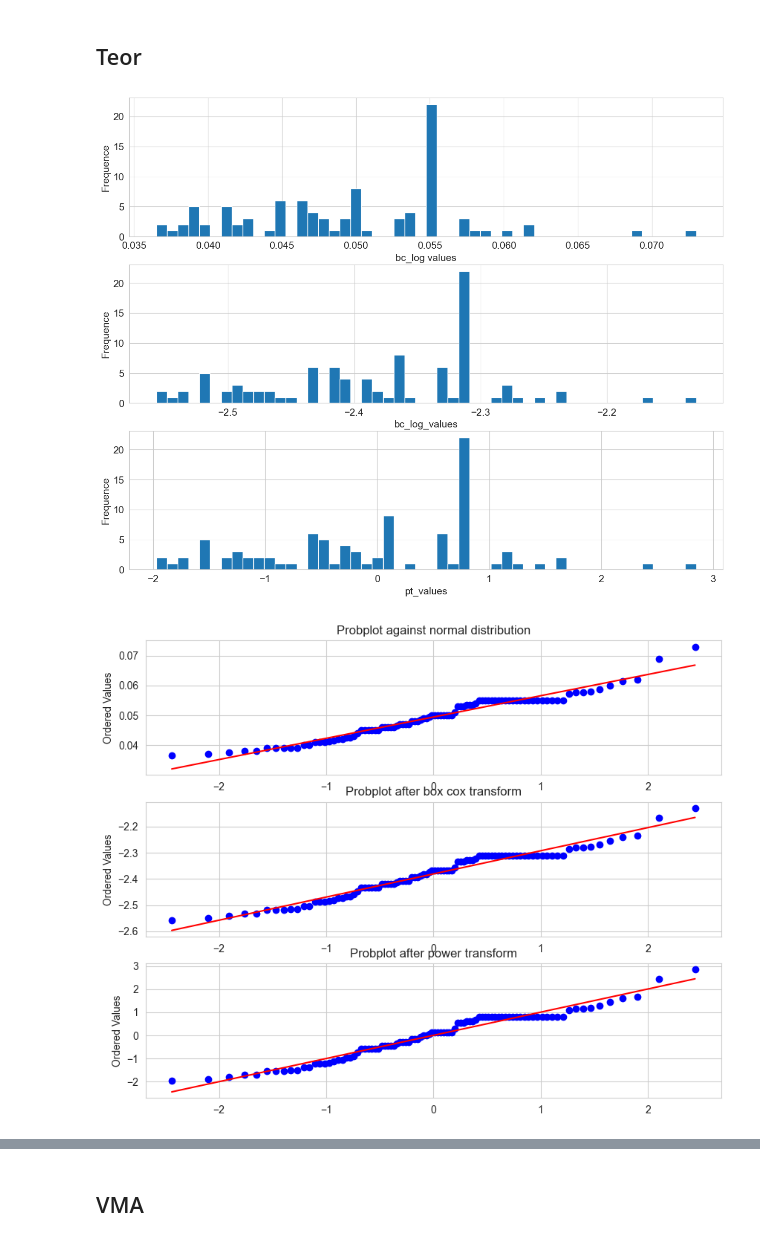
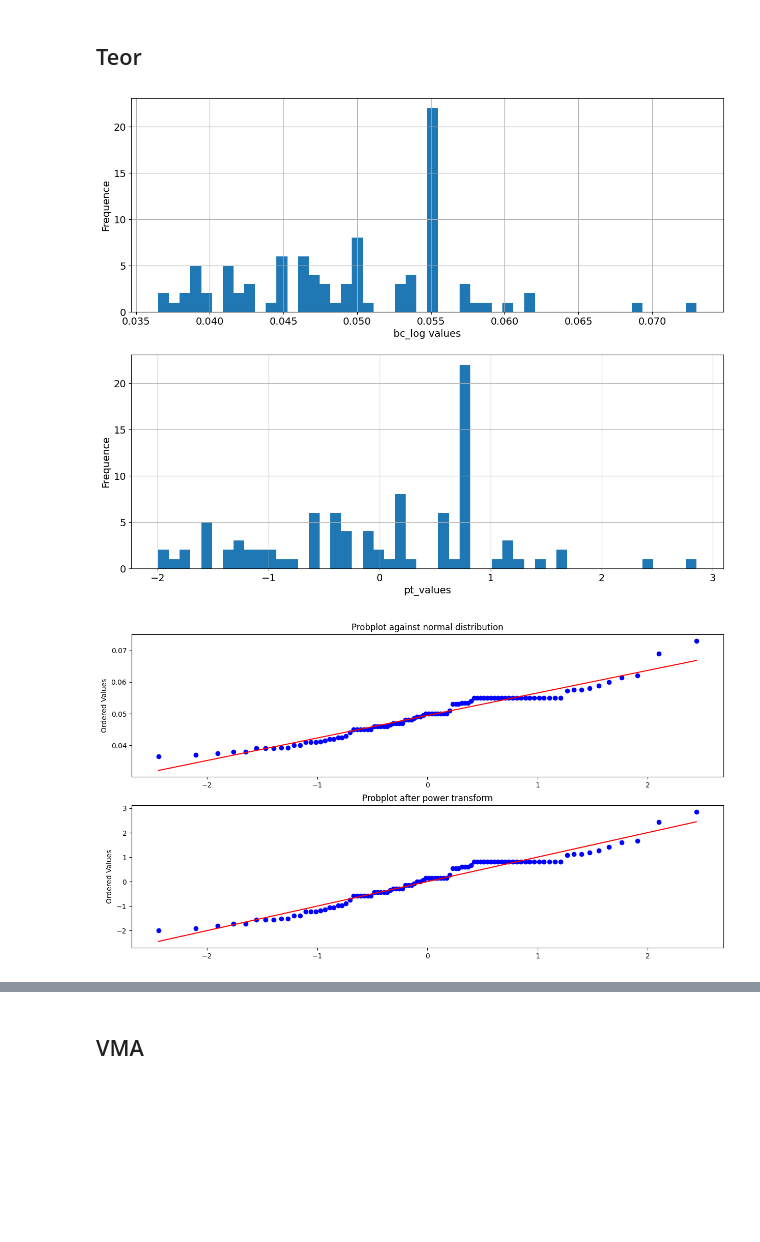
Before and after one commit to antonnyvictor18/IC, a Jupyter notebook: exercicio_is_fadiga_antonny.ipynb, the cells around one changed output, grey strips where cells are left out. Drawn from its saved outputs; the diff is of its cells as text; code cells hidden in the pictures; blank space fills up the shorter version.

```diff
--- a/exercicio_is_fadiga_antonny.ipynb
+++ b/exercicio_is_fadiga_antonny.ipynb
@@ -109,10 +50,9 @@ df2
 # verificando onde estão localizados os outros valores faltantes, percebemos que na linha 87
 # ha 10 colunas sem registros. Sendo assim, podemos concluir que essa linha está com problemas
 # e devemos eliminala.
-colunas = [i for i in df2]
-for i in colunas:
+for i in [j for j in df]:
     print(i)
-    display(df2[df2[i].isnull()])
+    display(df[df[i].isnull()])
 # %% [output]
 p200
 |  | p200 | p4 | p38 | p34 | Teor | VMA | VFA | C11 | C12 | Gamma | Delta | ... |
@@ -134,10 +74,10 @@ VMA
 | 88 | 0.04100 | 0.501 | 0.301 | 0.01 | 0.042 | NaN | 0.701797 | 0.000152 | 0.744 | 5850000.0 | -1.367 | ... |
 ... (14 outputs left out)
 # %%
-df3 = df2.drop(87)
-df3.reset_index(inplace=True)
-df3.drop(columns= ['index'], inplace=True)
-display(df3.tail(10))
+df.drop(87, inplace=True)
+df.reset_index(inplace=True)
+df.drop(columns= ['index'], inplace=True)
+display(df.tail(10))
 
 # na linha 87 (antiga linha 88), existe apenas uma das variaveis não preenchdas (VMA).
 # Analisando a variável, vemos que sua média é bem próxima da mediana e seu desvio padrão
@@ -155,8 +95,8 @@ display(df3.tail(10))
 | 92 | 0.050 | 0.564 | 0.341 | 0.067 | 0.0380 | 0.143300 | 0.710800 | 0.000260 | 0.690 | 4.000000e+09 | -1.904 | ... |
 | 93 | 0.055 | 0.503 | 0.208 | 0.000 | 0.0410 | 0.152600 | 0.741900 | 0.000437 | 0.614 | 2.000000e+06 | -1.189 | ... |
 # %%
-df3['VMA'][87] = df3['VMA'].median()
-df3.tail(10)
+df['VMA'][87] = df['VMA'].median()
+df.tail(10)
 # %% [output]
 A value is trying to be set on a copy of a slice from a DataFrame
 
@@ -615,3 +305,5 @@ plt.show()
 # %% [markdown]
 ## p34
+# %%
+df['p34'] = df['p34'] + 0.001
 # %%
@@ -695,81 +367,57 @@ ValueError: Data must be positive.
 # %% [markdown]
 ## Teor
 # %%
-pt = PowerTransformer()
-df3['Teor_bc'] = pd.Series(stats.boxcox(df3['Teor'])[0])
-pt.fit(pd.DataFrame(df3['Teor']))
-Teor_pt = pd.Series([i[0] for i in pt.transform(pd.DataFrame(df3['Teor']))])
+pt = PowerTransformer(method='box-cox')
+pt.fit(pd.DataFrame(df['Teor']))
+df['Teor_bc'] = pd.Series([i[0] for i in pt.transform(pd.DataFrame(df['Teor']))])
 
-fig2, (ax1, ax2, ax3) = plt.subplots(3,1, figsize=(15, 12))
+fig2, (ax1, ax2) = plt.subplots(2,1, figsize=(15, 12))
 df['Teor'].hist(ax=ax1, bins=50)
 ax1.tick_params(labelsize=14)
 ax1.set_xlabel('bc_log values', fontsize=14)
 ax1.set_ylabel('Frequence', fontsize=14)
 
-df3['Teor_bc'].hist(ax= ax2, bins = 50)
+df['Teor_bc'].hist(ax= ax2, bins = 50)
 ax2.tick_params(labelsize=14)
-ax2.set_xlabel('bc_log_values', fontsize=14)
+ax2.set_xlabel('pt_values', fontsize=14)
 ax2.set_ylabel('Frequence', fontsize=14)
 
-Teor_pt.hist(ax= ax3, bins = 50)
-ax3.tick_params(labelsize=14)
-ax3.set_xlabel('pt_values', fontsize=14)
-ax3.set_ylabel('Frequence', fontsize=14)
-
-fig2, (ax1, ax2, ax3) = plt.subplots(3,1, figsize=(10, 8))
-prob1 = stats.probplot(df3['Teor'], dist= 'norm' , plot=ax1)
+fig2, (ax1, ax2) = plt.subplots(2,1, figsize=(15, 8))
+stats.probplot(df['Teor'], dist= 'norm' , plot=ax1)
 ax1.set_xlabel('')
 ax1.set_title('Probplot against normal distribution')
 
-prob2 = stats.probplot(df3['Teor_bc'], dist= 'norm', plot=ax2)
+stats.probplot(df['Teor_bc'], dist= 'norm', plot=ax2)
 ax2.set_xlabel('')
-ax2.set_title('Probplot after box cox transform')
+ax2.set_title('Probplot after power transform')
 
-prob3 = stats.probplot(Teor_pt, dist= 'norm', plot=ax3)
-ax3.set_xlabel('')
-ax3.set_title('Probplot after power transform')
-
-fig = plt.figure()
+plt.figure()
 plt.boxplot(
-    df3["Teor"],
+    df["Teor"],
     labels=["Teor"],
     patch_artist=True,
     boxprops=dict(facecolor="yellow", color="black"),
     medianprops=dict(color="black"),
     whiskerprops=dict(color="black"),
     capprops=dict(color="black"),
 )
 plt.ylabel("values")
 plt.title("Boxplot do Teor")
 plt.show()
 
 fig = plt.figure()
 plt.boxplot(
-    df3["Teor_bc"],
-    labels=["Teor"],
+    df['Teor_bc'],
+    labels=["Teor_bc"],
     patch_artist=True,
     boxprops=dict(facecolor="yellow", color="black"),
     medianprops=dict(color="black"),
     whiskerprops=dict(color="black"),
     capprops=dict(color="black"),
 )
 plt.ylabel("values")
 plt.title("Boxplot do Teor_bc")
 plt.show()
-
-fig = plt.figure()
-plt.boxplot(
-    Teor_pt,
-    labels=["Teor_pt"],
-    patch_artist=True,
-    boxprops=dict(facecolor="yellow", color="black"),
-    medianprops=dict(color="black"),
-    whiskerprops=dict(color="black"),
-    capprops=dict(color="black"),
-)
-plt.ylabel("values")
-plt.title("Boxplot do Teor_pt")
-plt.show()
 # %% [output]
-[figure, old version]
+[figure, new version]
-[figure, old version]
+[figure, new version]
```
Also changed, not shown: parts of 37 cells of this notebook, 1 other file.
